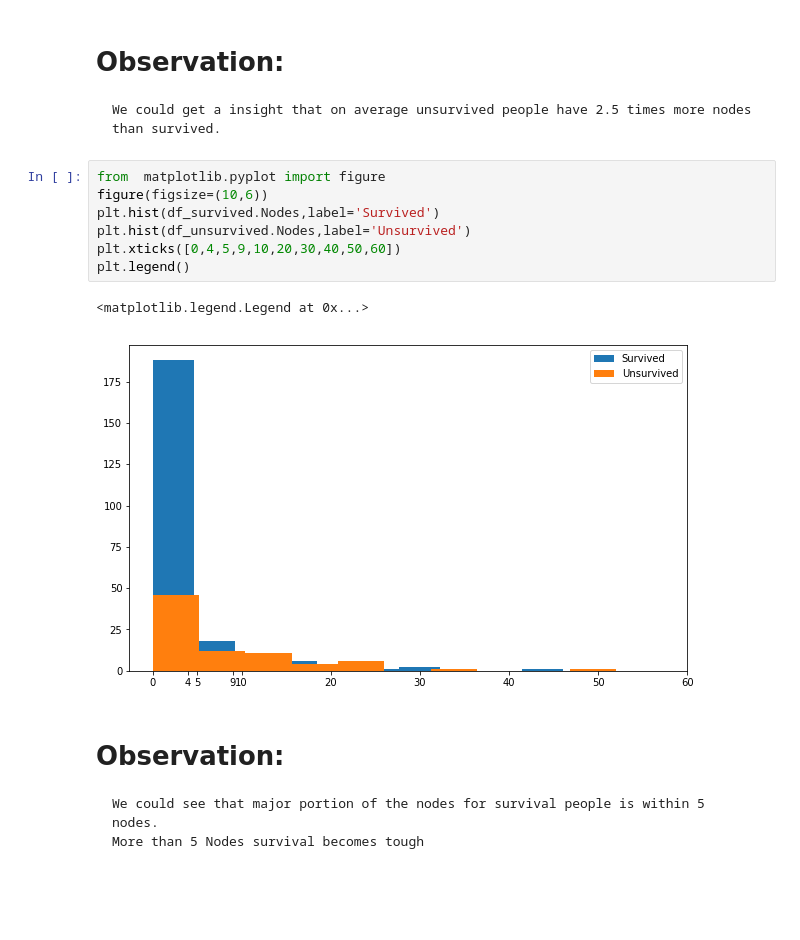
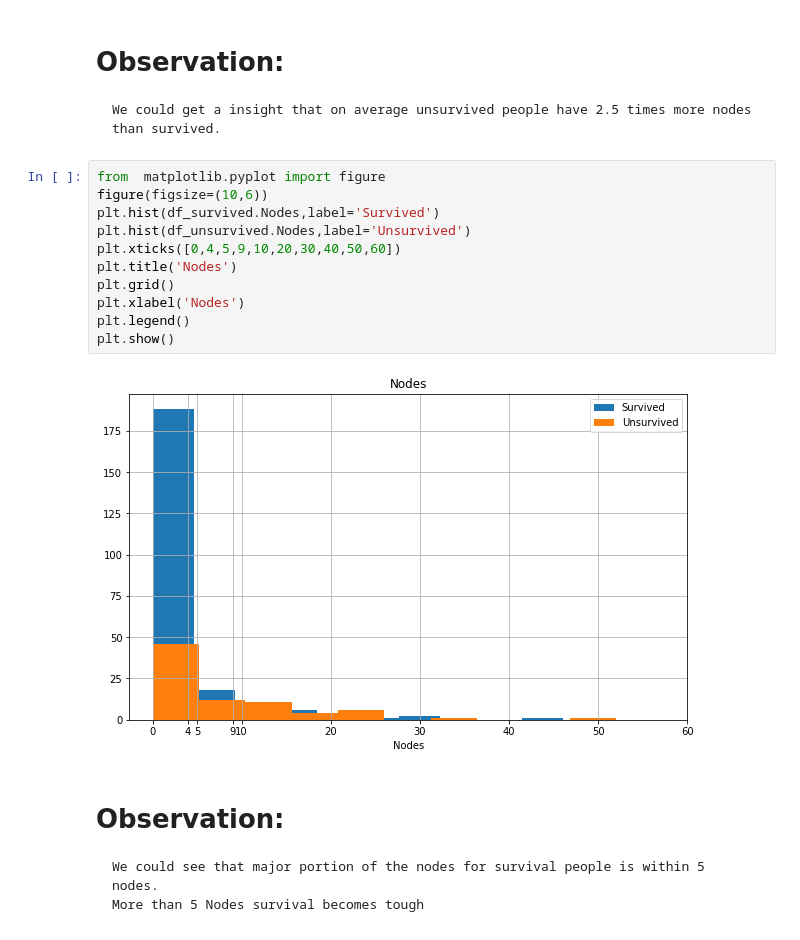
Before and after one commit to Kailash7dev/Cancer-Analysis-on-Haberman-s-Datasets, a Jupyter notebook: Haberman's Cancer Analysis Model.ipynb, the cells around one changed output. Cells and saved outputs as stored; diff of their text form; blank space fills up the shorter version.

```diff
--- a/Haberman's Cancer Analysis Model.ipynb
+++ b/Haberman's Cancer Analysis Model.ipynb
@@ -218,13 +229,16 @@ df_unsurvived.Nodes.sum()/df_unsurvived.Nodes.count()
 # %%
 from  matplotlib.pyplot import figure
 figure(figsize=(10,6))
 plt.hist(df_survived.Nodes,label='Survived')
 plt.hist(df_unsurvived.Nodes,label='Unsurvived')
 plt.xticks([0,4,5,9,10,20,30,40,50,60])
+plt.title('Nodes')
+plt.grid()
+plt.xlabel('Nodes')
 plt.legend()
+plt.show()
 # %% [output]
-<matplotlib.legend.Legend at 0x...>
-[figure, old version]
+[figure, new version]
 # %% [markdown]
 # Observation:
     We could see that major portion of the nodes for survival people is within 5 nodes.
```
Also changed, not shown: parts of 16 cells of this notebook.
